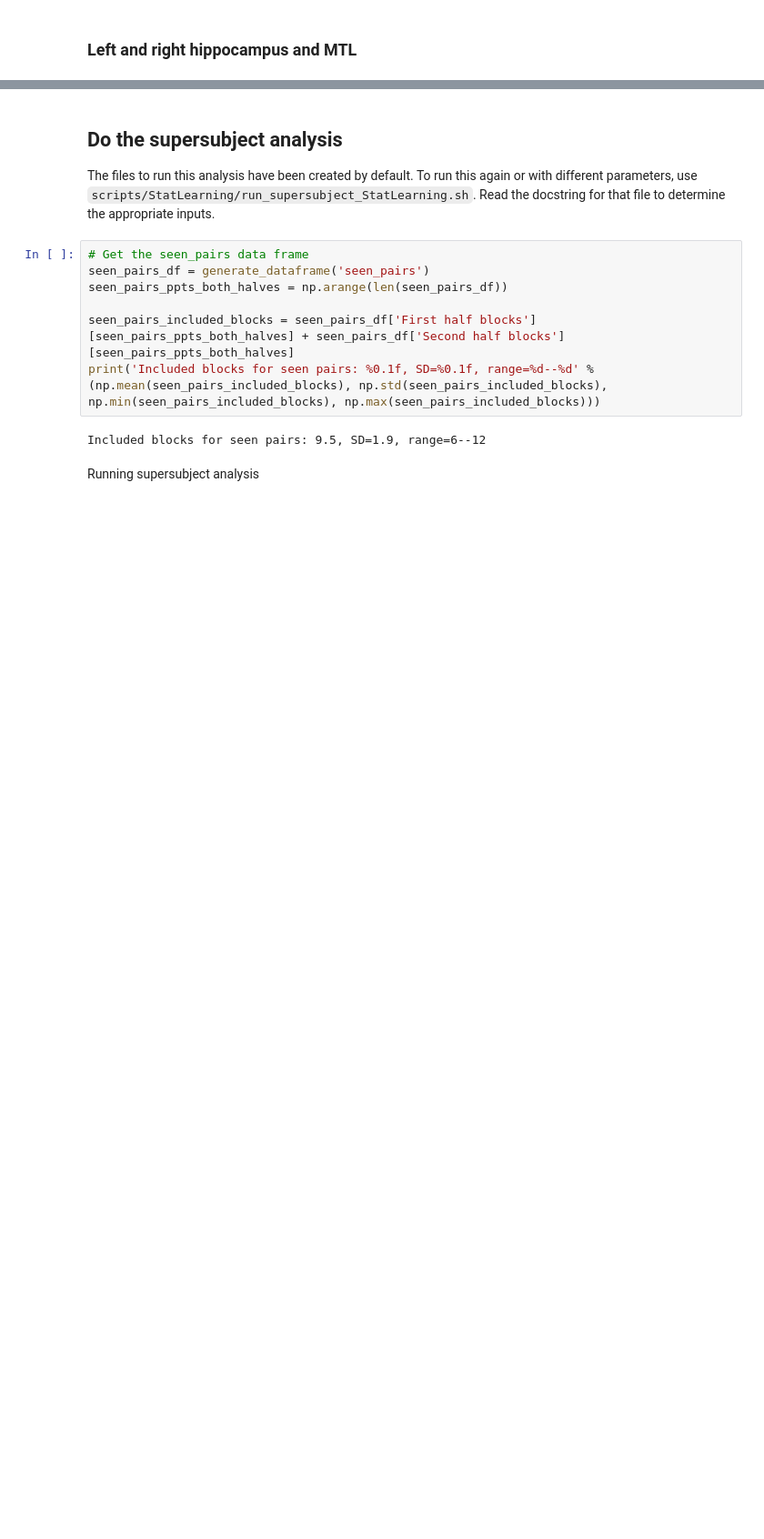
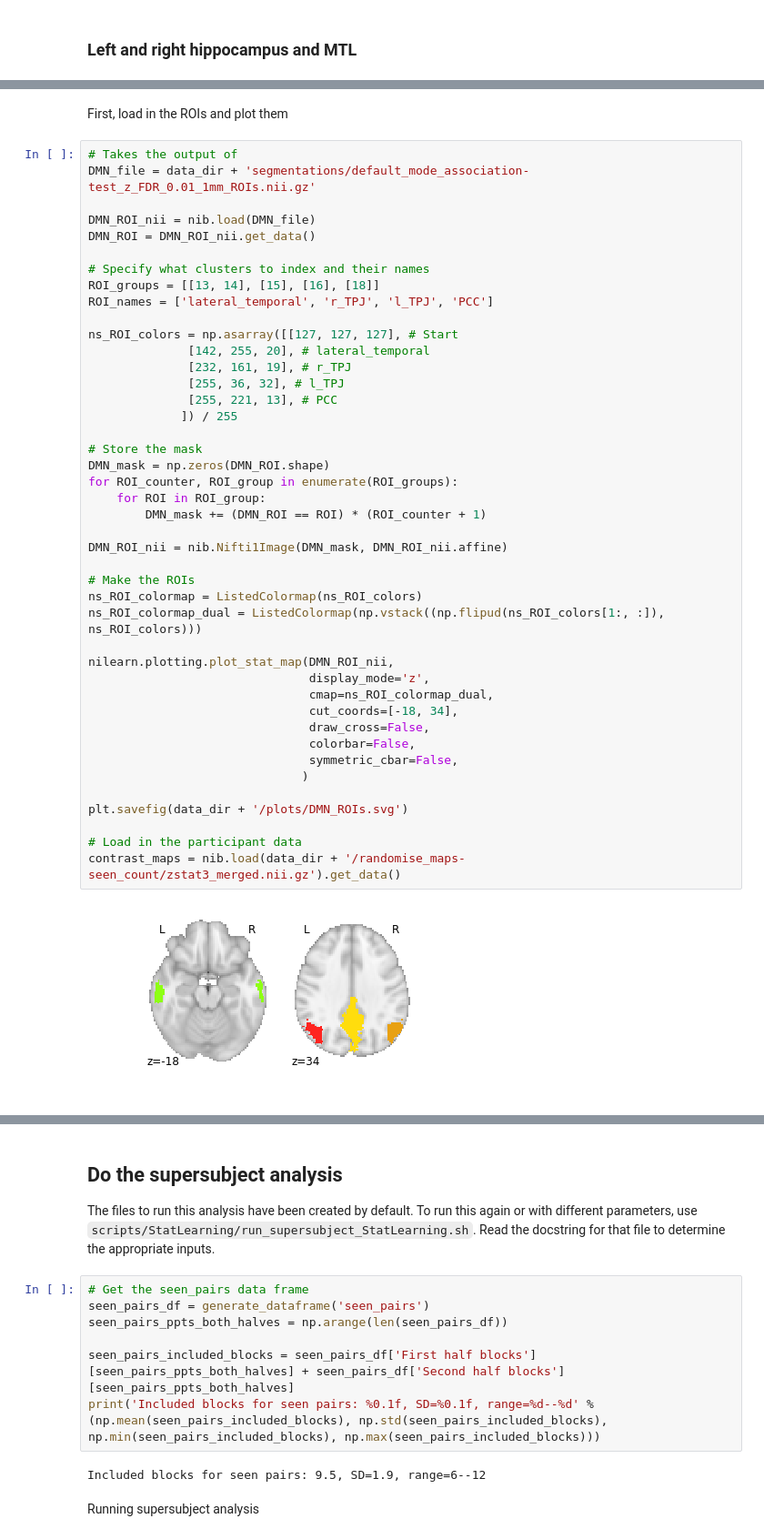
Before and after one commit to ntblab/infant_neuropipe, a Jupyter notebook: scripts/StatLearning/StatLearning.ipynb, the cells around one changed output, grey strips where cells are left out. Shown at 91% size. Cells and saved outputs as stored; diff of their text form; blank space fills up the shorter version.

```diff
--- a/scripts/StatLearning/StatLearning.ipynb
+++ b/scripts/StatLearning/StatLearning.ipynb
@@ -1439,0 +1577,47 @@ Right>Left: M=0.22, CI=[-0.106, 0.574], 12 / 24 below 0, p=0.207
+# %% [markdown]
+First, load in the ROIs and plot them
+# %%
+# Takes the output of
+DMN_file = data_dir + 'segmentations/default_mode_association-test_z_FDR_0.01_1mm_ROIs.nii.gz'
+
+DMN_ROI_nii = nib.load(DMN_file)
+DMN_ROI = DMN_ROI_nii.get_data()
+
+# Specify what clusters to index and their names
+ROI_groups = [[13, 14], [15], [16], [18]]
+ROI_names = ['lateral_temporal', 'r_TPJ', 'l_TPJ', 'PCC']
+
+ns_ROI_colors = np.asarray([[127, 127, 127], # Start
+              [142, 255, 20], # lateral_temporal
+              [232, 161, 19], # r_TPJ
+              [255, 36, 32], # l_TPJ
+              [255, 221, 13], # PCC
+             ]) / 255
+
+# Store the mask
+DMN_mask = np.zeros(DMN_ROI.shape)
+for ROI_counter, ROI_group in enumerate(ROI_groups):
+    for ROI in ROI_group:
+        DMN_mask += (DMN_ROI == ROI) * (ROI_counter + 1)
+
+DMN_ROI_nii = nib.Nifti1Image(DMN_mask, DMN_ROI_nii.affine)
+
+# Make the ROIs
+ns_ROI_colormap = ListedColormap(ns_ROI_colors)
+ns_ROI_colormap_dual = ListedColormap(np.vstack((np.flipud(ns_ROI_colors[1:, :]), ns_ROI_colors)))
+
+nilearn.plotting.plot_stat_map(DMN_ROI_nii,
+                               display_mode='z',
+                               cmap=ns_ROI_colormap_dual,
+                               cut_coords=[-18, 34],
+                               draw_cross=False,
+                               colorbar=False,
+                               symmetric_cbar=False,
+                              )
+
+plt.savefig(data_dir + '/plots/DMN_ROIs.svg')
+
+# Load in the participant data
+contrast_maps = nib.load(data_dir + '/randomise_maps-seen_count/zstat3_merged.nii.gz').get_data()
+# %% [output]
+[figure, added]
```
Also changed, not shown: parts of 27 cells of this notebook.
